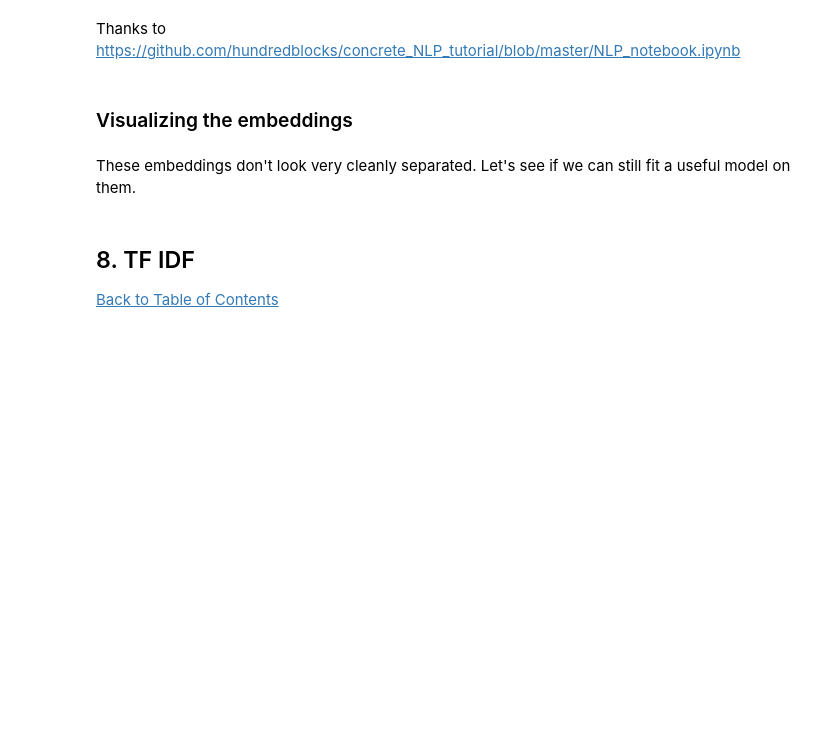
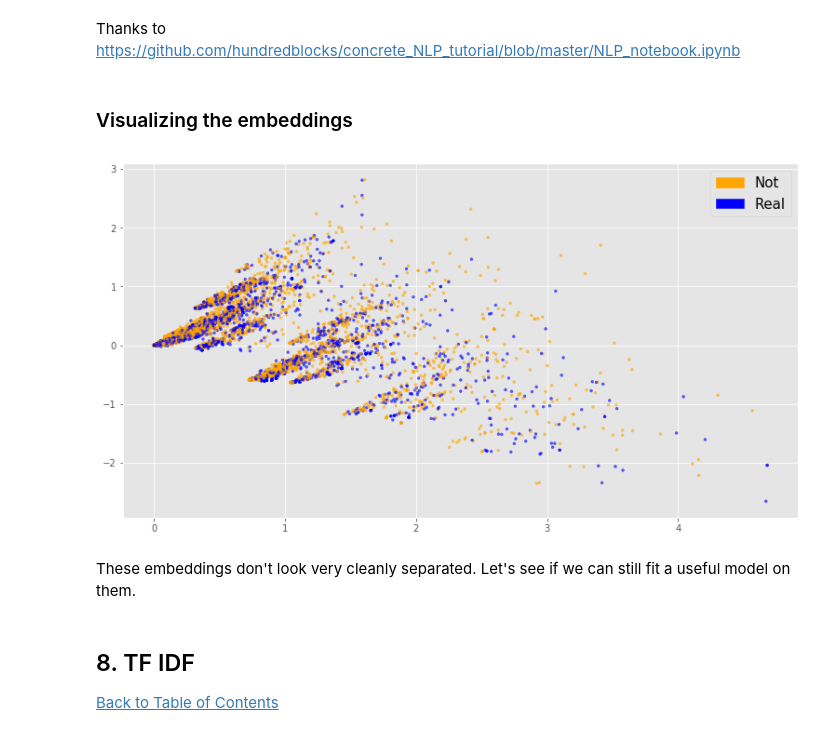
Before and after one commit to HieuFromWaterloo/realornot, a Jupyter notebook: Init0220.ipynb, the cells around one changed output. Cells and saved outputs as stored; diff of their text form; code cells hidden in the pictures; blank space fills up the shorter version.

```diff
--- a/Init0220.ipynb
+++ b/Init0220.ipynb
@@ -411,0 +455,2 @@ plt.show()
+# %%
+df['text']=df['text'].apply(lambda x : x.lower())
@@ -411,0 +719,16 @@ plt.show()
+# %%
+import nltk
+from nltk.stem import WordNetLemmatizer
+wordnet_lemmatizer = WordNetLemmatizer()
+
+sentence = "He was running and eating at same time. He has bad habit of swimming after playing long hours in the Sun."
+punctuations="?:!.,;"
+sentence_words = nltk.word_tokenize(sentence)
+for word in sentence_words:
+    if word in punctuations:
+        sentence_words.remove(word)
+
+sentence_words
+print("{0:20}{1:20}".format("Word","Lemma"))
+for word in sentence_words:
+    print ("{0:20}{1:20}".format(word,wordnet_lemmatizer.lemmatize(word)))
@@ -411,0 +753,8 @@ plt.show()
+# %%
+def lemmatization(text):
+    tmp = text.split()
+    tmp = [wordnet_lemmatizer.lemmatize(i, "a") for i in tmp]
+    return " ".join(tmp)
+
+example="He was running and eating at same time. He has bad habit of swimming after playing long hours in the Sun."
+print(lemmatization(example.lower()))
@@ -414,3 +806,5 @@ df.head(10)
+# %%
+df['text'] = df['text'].apply(lambda x : lemmatization(x))
 # %% [markdown]
 ## 7. Bag of Words Counts <a class="anchor" id="7"></a>
 
@@ -438,20 +832,22 @@ X_test_counts = count_vectorizer.transform(X_test)
 # %%
 def plot_LSA(test_data, test_labels, savepath="PCA_demo.csv", plot=True):
         lsa = TruncatedSVD(n_components=2)
         lsa.fit(test_data)
         lsa_scores = lsa.transform(test_data)
         color_mapper = {label:idx for idx,label in enumerate(set(test_labels))}
         color_column = [color_mapper[label] for label in test_labels]
         colors = ['orange','blue']
         if plot:
-            plt.scatter(lsa_scores[:,0], lsa_scores[:,1], s=8, alpha=.8, c=test_labels, cmap=matplotlib.colors.ListedColormap(colors))
+            plt.scatter(lsa_scores[:,0], lsa_scores[:,1], s=8, alpha=.6, c=test_labels, cmap=matplotlib.colors.ListedColormap(colors))
             orange_patch = mpatches.Patch(color='orange', label='Not')
             blue_patch = mpatches.Patch(color='blue', label='Real')
-            plt.legend(handles=[orange_patch, blue_patch], prop={'size': 30})
+            plt.legend(handles=[orange_patch, blue_patch], prop={'size': 15})
 
-fig = plt.figure(figsize=(16, 16))
+fig = plt.figure(figsize=(13, 7))
 plot_LSA(X_train_counts, y_train)
 plt.show()
+# %% [output]
+[figure, added]
 # %% [markdown]
 These embeddings don't look very cleanly separated. Let's see if we can still fit a useful model on them.
 # %% [markdown]
```
Also changed, not shown: parts of 88 cells of this notebook.
